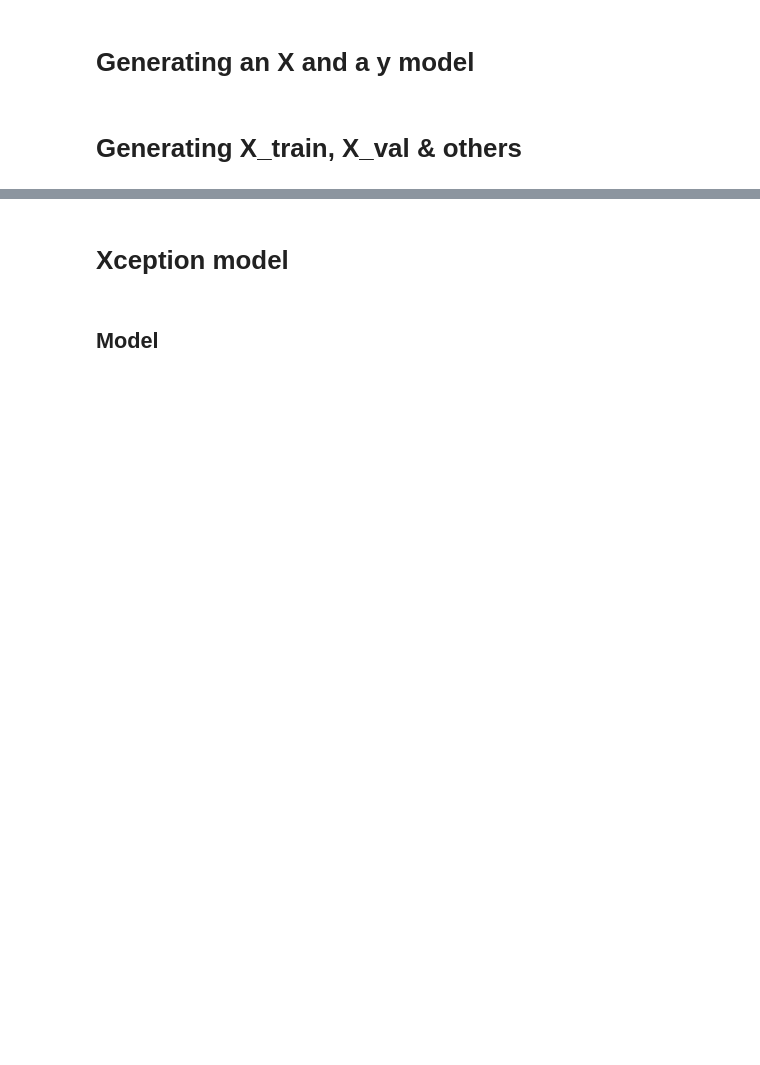
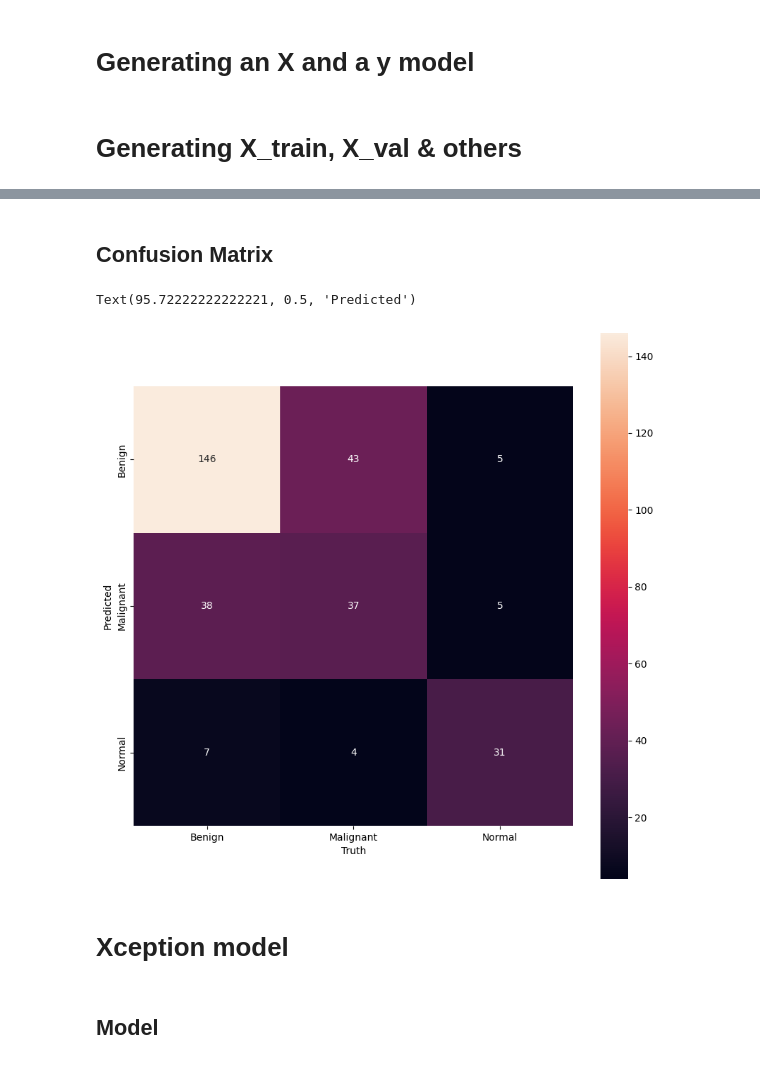
Before and after one commit to lynda-trad/Breast-Cancer-Detection, a Jupyter notebook: Breast_Cancer_Detection.ipynb, the cells around one changed output, grey strips where cells are left out. Drawn from its saved outputs; the diff is of its cells as text; code cells hidden in the pictures; blank space fills up the shorter version.

```diff
--- a/Breast_Cancer_Detection.ipynb
+++ b/Breast_Cancer_Detection.ipynb
@@ -83,0 +89,14 @@ X_train, X_val, y_train, y_val = train_test_split(X_train_val, y_train_val, test
+# %%
+model = models.Sequential()
+
+model.add(layers.Conv2D(32, (3, 3), activation='relu', input_shape=(80, 80, 3)))
+model.add(layers.MaxPooling2D((2, 2)))
+model.add(layers.Conv2D(64, (3, 3), activation='relu'))
+model.add(layers.MaxPooling2D((2, 2)))
+model.add(layers.Conv2D(64, (3, 3), activation='relu'))
+
+model.add(layers.Flatten())
+model.add(layers.Dense(64, activation='relu'))
+model.add(Dense(3, activation = 'softmax'))
+
+model.summary()
@@ -83,0 +121,12 @@ X_train, X_val, y_train, y_val = train_test_split(X_train_val, y_train_val, test
+# %%
+model.compile(optimizer='adam',
+              loss='categorical_crossentropy',
+              metrics=['accuracy'])
+
+history = model.fit(
+    x = X_train,
+    y = y_train,
+    batch_size = 256,
+    epochs=30,
+    validation_data = (X_val, y_val),
+)
@@ -83,0 +153,3 @@ X_train, X_val, y_train, y_val = train_test_split(X_train_val, y_train_val, test
+# %%
+y_pred_sequential = np.argmax(model.predict(X_test, batch_size = 1), axis = 1)
+y_true = [np.argmax(y, axis = None, out = None) for y in y_test]
@@ -84,3 +174,15 @@ X_train, X_val, y_train, y_val = train_test_split(X_train_val, y_train_val, test
+# %% [markdown]
+## Confusion Matrix
+# %%
+plt.figure(figsize=(10,10))
+cm = confusion_matrix(y_true, y_pred_sequential)
+_=sns.heatmap(cm.T, annot=True, fmt='d', cbar=True, square=True, xticklabels=target_name.keys(),
+             yticklabels=target_name.keys())
+plt.xlabel('Truth')
+plt.ylabel('Predicted')
+# %% [output]
+Text(95.72222222222221, 0.5, 'Predicted')
+[figure, added]
 # %% [markdown]
 # Xception model
 # %% [markdown]
```
Also changed, not shown: parts of 11 cells of this notebook, 1 other file.
